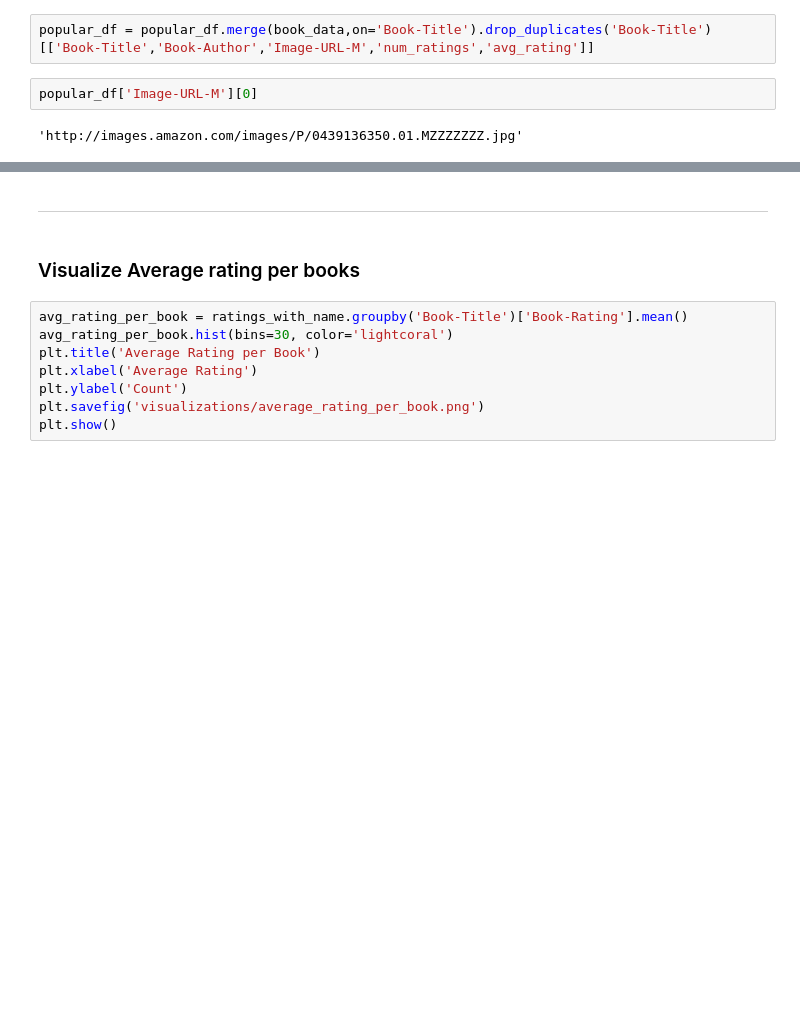
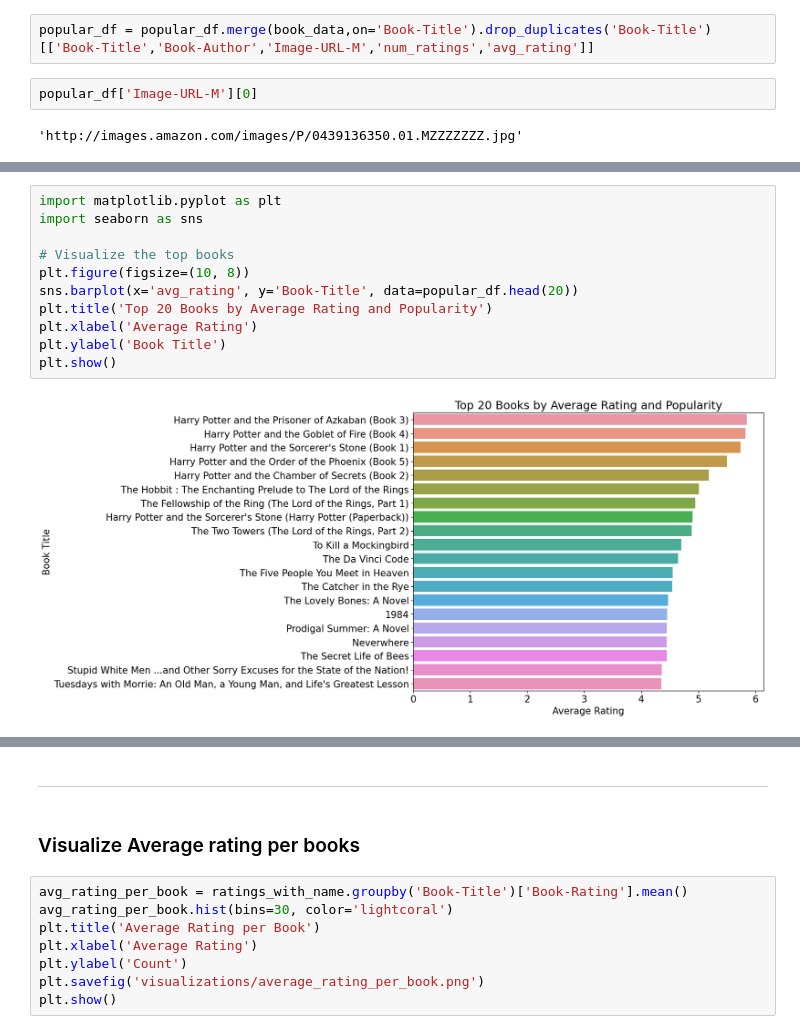
Before and after one commit to AbdullahiKhalif/Book-Recommendation-System-Collaborative-Filtering, a Jupyter notebook: book_recommendation_system.ipynb, the cells around one changed output, grey strips where cells are left out. Cells and saved outputs as stored; diff of their text form; blank space fills up the shorter version.

```diff
--- a/book_recommendation_system.ipynb
+++ b/book_recommendation_system.ipynb
@@ -719,3 +717,16 @@ popular_df
 | 192 | A Prayer for Owen Meany | John Irving | http://images.amazon.com/images/P... | 413 | 3.796610 |
 | 194 | The Vampire Lestat (Vampire Chron... | ANNE RICE | http://images.amazon.com/images/P... | 301 | 3.777409 |
 | 195 | White Oleander : A Novel (Oprah's... | Janet Fitch | http://images.amazon.com/images/P... | 356 | 3.772472 |
+# %%
+import matplotlib.pyplot as plt
+import seaborn as sns
+
+# Visualize the top books
+plt.figure(figsize=(10, 8))
+sns.barplot(x='avg_rating', y='Book-Title', data=popular_df.head(20))
+plt.title('Top 20 Books by Average Rating and Popularity')
+plt.xlabel('Average Rating')
+plt.ylabel('Book Title')
+plt.show()
+# %% [output]
+[figure, added]
```
Also changed, not shown: parts of 19 cells of this notebook, 8 other files.
